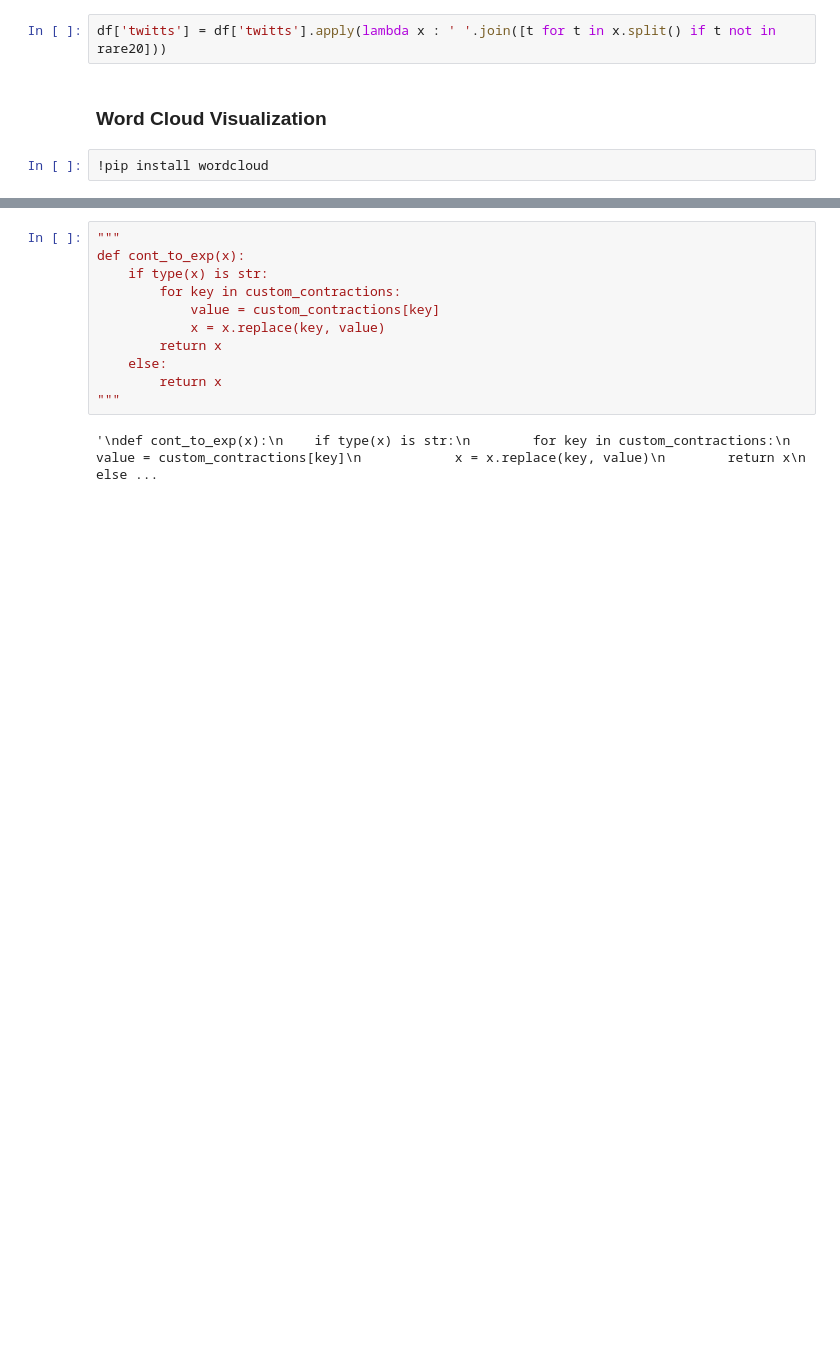
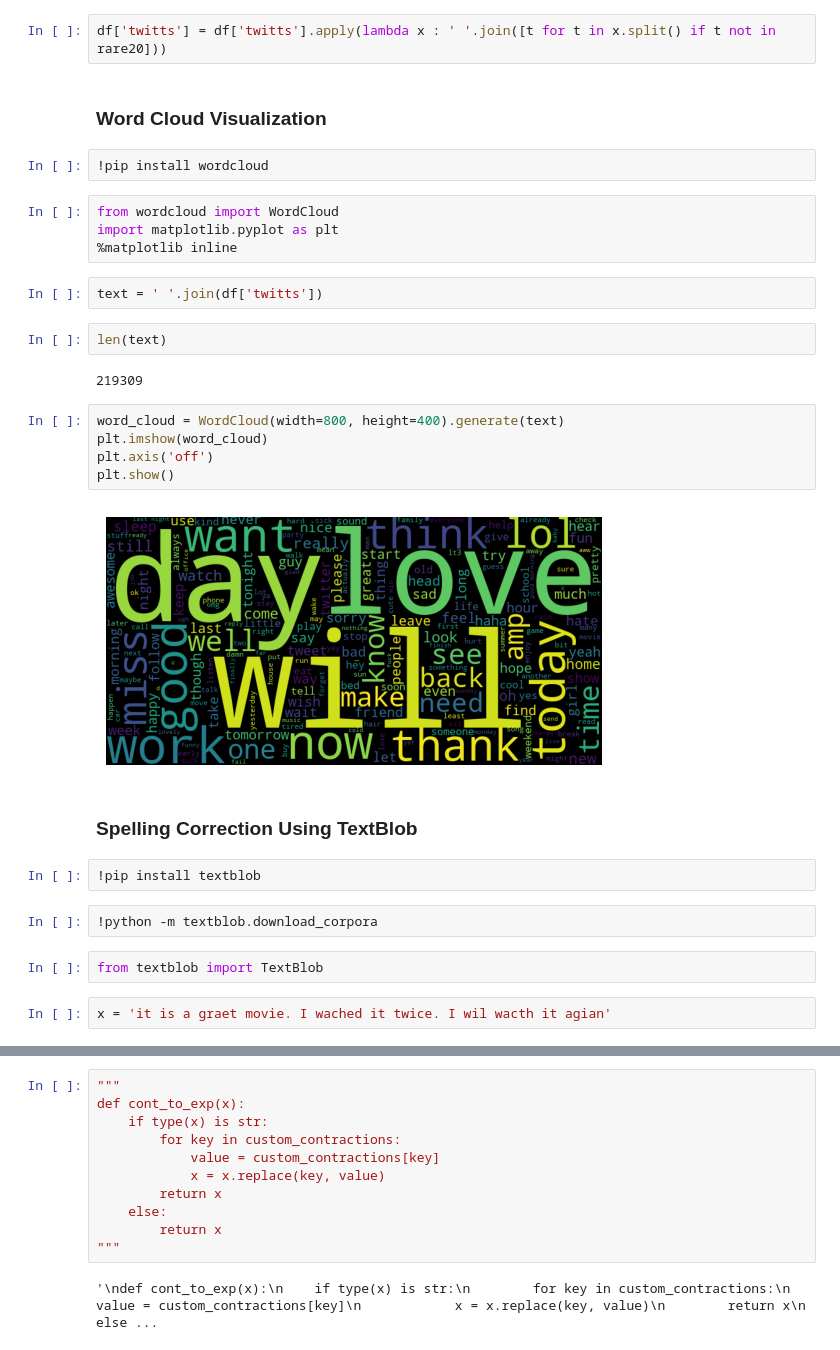
Before and after one commit to luch91/NLP-Text-Cleaning-and-Processing, a Jupyter notebook: cleaning_preproc.ipynb, the cells around one changed output, grey strips where cells are left out. Saved outputs shown, nothing was run; the diff lists cells and outputs as text; blank space fills up the shorter version.

```diff
--- a/cleaning_preproc.ipynb
+++ b/cleaning_preproc.ipynb
@@ -742,3 +742,30 @@ df['twitts'] = df['twitts'].apply(lambda x : ' '.join([t for t in x.split() if t
 ### Word Cloud Visualization
 # %%
 !pip install wordcloud
+# %%
+from wordcloud import WordCloud
+import matplotlib.pyplot as plt
+%matplotlib inline
+# %%
+text = ' '.join(df['twitts'])
+# %%
+len(text)
+# %% [output]
+219309
+# %%
+word_cloud = WordCloud(width=800, height=400).generate(text)
+plt.imshow(word_cloud)
+plt.axis('off')
+plt.show()
+# %% [output]
+[figure, added]
+# %% [markdown]
+### Spelling Correction Using TextBlob
+# %%
+!pip install textblob
+# %%
+!python -m textblob.download_corpora
+# %%
+from textblob import TextBlob
+# %%
+x = 'it is a graet movie. I wached it twice. I wil wacth it agian'
```
Also changed, not shown: parts of 18 cells of this notebook.
